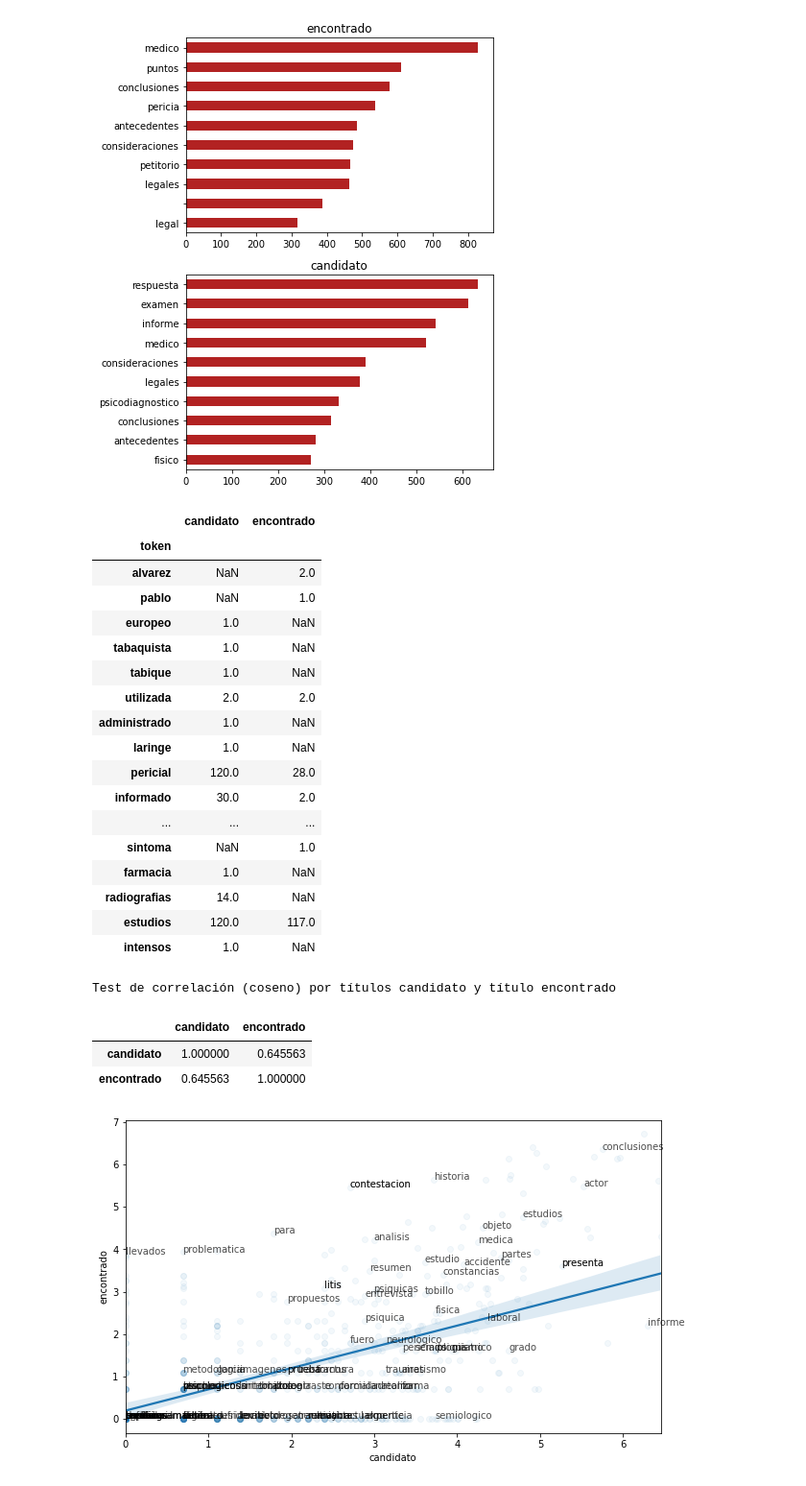
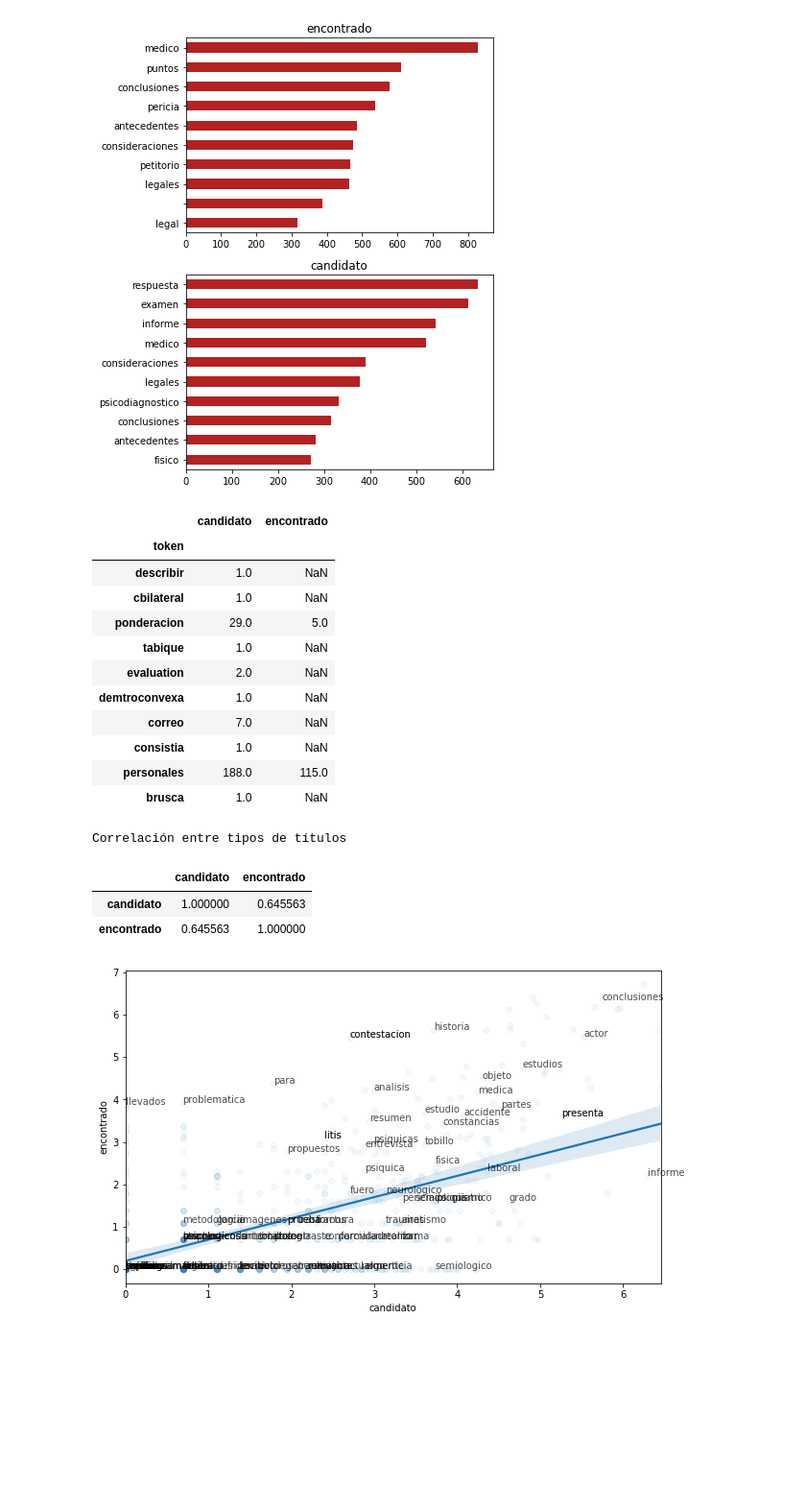
Before and after one commit to gaston411/Mi-Proyecto, a Jupyter notebook: Busqueda_titulo-parrafo.ipynb, the cells around one changed output. Shown at 96% size. Cells and saved outputs as stored; diff of their text form; code cells hidden in the pictures; blank space fills up the shorter version.

```diff
--- a/Busqueda_titulo-parrafo.ipynb
+++ b/Busqueda_titulo-parrafo.ipynb
@@ -194,7 +194,7 @@ dfSinTitulosEncontrados['expediente'] = dfSinTitulosEncontrados['expediente'].ap
 # Busca títulos en mayusculas o minusculas comenzados con numeros latinos o romanos
 def buscarTitulosLatinosMayusculas(text):
     # Expresiín regular para encontrar títulos en mayusculas.
-    tituloMayusculas =re.compile(r'((I{1,3}|IV|V|VI{1,3}|IX|X)|[0-9])[.)-]+[A-Za-z -]+[:\.\n]') #[1-9]|
+    tituloMayusculas =re.compile(r'((I{1,3}|IV|V|VI{1,3}|IX|X)|[0-9]+)[.)-]+[A-Za-z -]+[:\.\n]') #[1-9]|
     titulosMayusculasEncontrados = []
     #i=1
     for m in tituloMayusculas.finditer(text):
@@ -244,12 +250,29 @@ dfTitulosCandidatos = pd.DataFrame(titulosCandidatos,columns=['id','tipo','titul
 # Creamos un dataframe para guardar expedientes que no tienen ningun titulo candidato
 
 # Guardo en dfSinTitulos los expedientes y su indice que no tienen titulos candidatos en el dataframe dfSinTitulosEncontrados
+expConTitulosCandidatos = []
 expSinTitulos=[]
 for id,titulo in  enumerate(dfSinTitulosEncontrados['expediente']):
-    if len(titulosLatinosMayusculas[id]) <= 0:
+    if len(titulosLatinosMayusculas[id]) > 0:
+        expConTitulosCandidatos.append((id,titulo))
+    else:
         expSinTitulos.append((id,titulo))
 
+dfExpTitulosCandidatos = pd.DataFrame(expConTitulosCandidatos, columns=['id','expediente'])
 dfSinTitulos = pd.DataFrame(expSinTitulos, columns=['id','expediente'])
+# %%
+expConTitulosMayusculas = []
+expSinTitulosEncontrados = []
+for id,titulo in  enumerate(dfLimpio):
+    if len(titulosMayusculas[id]) > 0:
+        expConTitulosMayusculas.append((id,titulo))
+    else:
+        expSinTitulosEncontrados.append((id,titulo))
+
+
+dfTitulosMayusculas = pd.DataFrame(expConTitulosMayusculas, columns=['id','expediente'])
+dfSinTitulosEncontrados = pd.DataFrame(expSinTitulosEncontrados, columns=['id','expediente'])
+#pprint(dfTitulosMayusculas)
 # %%
 #pprint(dfSinTitulos.expediente[0])
 #pprint(df.text[14])
@@ -355,9 +378,9 @@ pprint(titulosPosicion)
  ('IX-PETITORIO:', 21411, 21424, 13)]
 # %%
 # Creo una variable que contiene el párrafo de un título en particular
-parrafoConsideraciones = dfLimpio[3803][4697:]
+parrafoConsideraciones = dfLimpio[0][171:690]
 #parrafoConsideraciones = general(parrafoConsideraciones)
 parrafoConsideraciones = remove_stops(parrafoConsideraciones)
-#parrafoConsideraciones = limpiar_palabras(parrafoConsideraciones)
+parrafoConsideraciones = limpiar_palabras(parrafoConsideraciones)
 pprint(parrafoConsideraciones)
 pprint(f'LONGITUD DE PALABRAS: {len(parrafoConsideraciones.split())}')
@@ -780,30 +857,23 @@ titulos_pivot = titulos_tidy.groupby(["tipo","token"])["token"] \
                 .pivot(index = "token" , columns="tipo", values= "count")
 titulos_pivot.columns.name = None
 # %%
-titulos_pivot.sample(20)
+titulos_pivot.sample(10)
 # %% [output]
 |  | candidato | encontrado |
 | token |  |  |
-| alvarez | NaN | 2.0 |
-| pablo | NaN | 1.0 |
-| europeo | 1.0 | NaN |
-| tabaquista | 1.0 | NaN |
+| describir | 1.0 | NaN |
+| cbilateral | 1.0 | NaN |
+| ponderacion | 29.0 | 5.0 |
 | tabique | 1.0 | NaN |
-| utilizada | 2.0 | 2.0 |
-| administrado | 1.0 | NaN |
-| laringe | 1.0 | NaN |
-| pericial | 120.0 | 28.0 |
-| informado | 30.0 | 2.0 |
-| ... | ... | ... |
-| sintoma | NaN | 1.0 |
-| farmacia | 1.0 | NaN |
-| radiografias | 14.0 | NaN |
-| estudios | 120.0 | 117.0 |
-| intensos | 1.0 | NaN |
+| evaluation | 2.0 | NaN |
+| demtroconvexa | 1.0 | NaN |
+| correo | 7.0 | NaN |
+| consistia | 1.0 | NaN |
+| personales | 188.0 | 115.0 |
+| brusca | 1.0 | NaN |
 # %%
 # Test de correlación (coseno) por títulos candidato y título encontrado
 # ==============================================================================
-print('Test de correlación (coseno) por títulos candidato y título encontrado')
 from scipy.spatial.distance import cosine
 
 def similitud_coseno(a,b):
@@ -811,14 +881,14 @@ def similitud_coseno(a,b):
     return 1-distancia
 
 matriz_corr = titulos_pivot.corr(method=similitud_coseno)
-# %% [output]
-Test de correlación (coseno) por títulos candidato y título encontrado
-# %%
-matriz_corr.head()
-# %% [output]
-|  | candidato | encontrado |
-| candidato | 1.000000 | 0.645563 |
-| encontrado | 0.645563 | 1.000000 |
+# %%
+print('Correlación entre tipos de títulos')
+matriz_corr
+# %% [output]
+Correlación entre tipos de títulos
+|  | candidato | encontrado |
+| candidato | 1.000000 | 0.645563 |
+| encontrado | 0.645563 | 1.000000 |
 # %%
 import seaborn as sns
 
```
Also changed, not shown: parts of 20 cells of this notebook, 1 other file.
